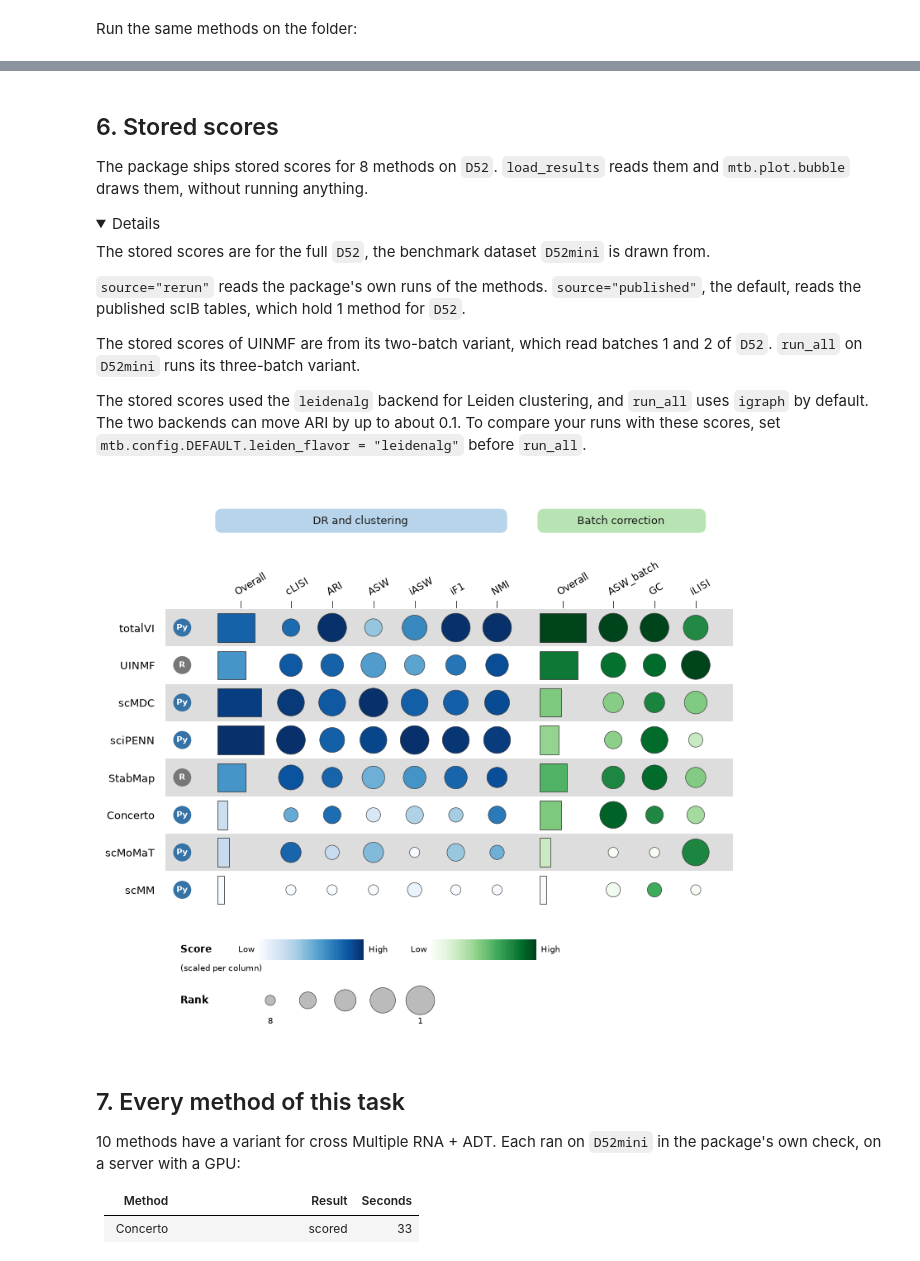
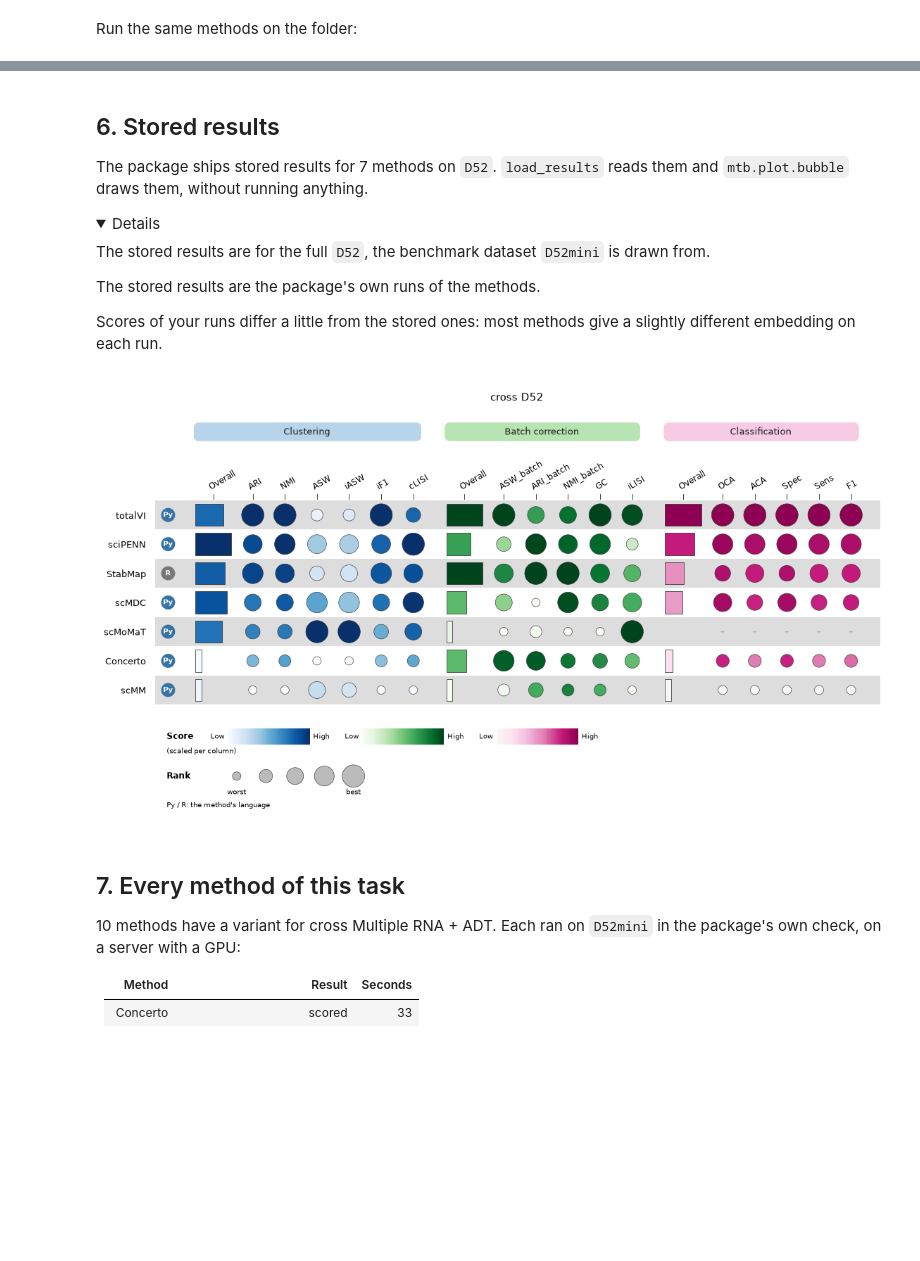
Before and after one commit to DSichang/scMultiBench, a Jupyter notebook: tutorials/cross_rna_adt/cross_rna_adt.ipynb, the cells around one changed output, grey strips where cells are left out. Cells and saved outputs as stored; diff of their text form; code cells hidden in the pictures; folded sections open; blank space fills up the shorter version.

```diff
--- a/tutorials/cross_rna_adt/cross_rna_adt.ipynb
+++ b/tutorials/cross_rna_adt/cross_rna_adt.ipynb
@@ -87,7 +85,7 @@ The clustering metrics `ARI`, `NMI`, `ASW`, `iASW`, `iF1` and `cLISI` measure ho
 
 </details>
 # %%
-res = mtb.run_all("D52mini", "cross", methods=METHODS,
+res = mtb.run("D52mini", "cross", methods=METHODS,
                   out_dir="out/D52mini")
 res.summary
 # %% [output]
@@ -192,7 +189,7 @@ mtb.scan(NAME, "cross", methods=METHODS, data_path="mydata",
 # %% [markdown]
 Run the same methods on the folder:
 # %%
-mine = mtb.run_all(NAME, "cross", methods=METHODS, data_path="mydata",
+mine = mtb.run("mydata/" + NAME, "cross", methods=METHODS,
                    out_dir="out/" + NAME)
 mine.summary
 # %% [output]
@@ -211,25 +208,23 @@ mine.plot()
 # %% [markdown]
-## 6. Stored scores
+## 6. Stored results
 
-The package ships stored scores for 8 methods on `D52`. `load_results` reads them and `mtb.plot.bubble` draws them, without running anything.
+The package ships stored results for 7 methods on `D52`. `load_results` reads them and `mtb.plot.bubble` draws them, without running anything.
 
 <details>
 <summary>Details</summary>
 
-The stored scores are for the full `D52`, the benchmark dataset `D52mini` is drawn from.
+The stored results are for the full `D52`, the benchmark dataset `D52mini` is drawn from.
 
-`source="rerun"` reads the package's own runs of the methods. `source="published"`, the default, reads the published scIB tables, which hold 1 method for `D52`.
+The stored results are the package's own runs of the methods.
 
-The stored scores of UINMF are from its two-batch variant, which read batches 1 and 2 of `D52`. `run_all` on `D52mini` runs its three-batch variant.
-
-The stored scores used the `leidenalg` backend for Leiden clustering, and `run_all` uses `igraph` by default. The two backends can move ARI by up to about 0.1. To compare your runs with these scores, set `mtb.config.DEFAULT.leiden_flavor = "leidenalg"` before `run_all`.
+Scores of your runs differ a little from the stored ones: most methods give a slightly different embedding on each run.
 
 </details>
 # %%
-long = mtb.load_results("cross", dataset="D52", source="rerun")
+long = mtb.load_results("cross", dataset="D52")
 mtb.plot.bubble(long)
 # %% [output]
-[figure, old version]
+[figure, new version]
 # %% [markdown]
 ## 7. Every method of this task
 
```
Also changed, not shown: parts of 14 cells of this notebook, 56 other files.
